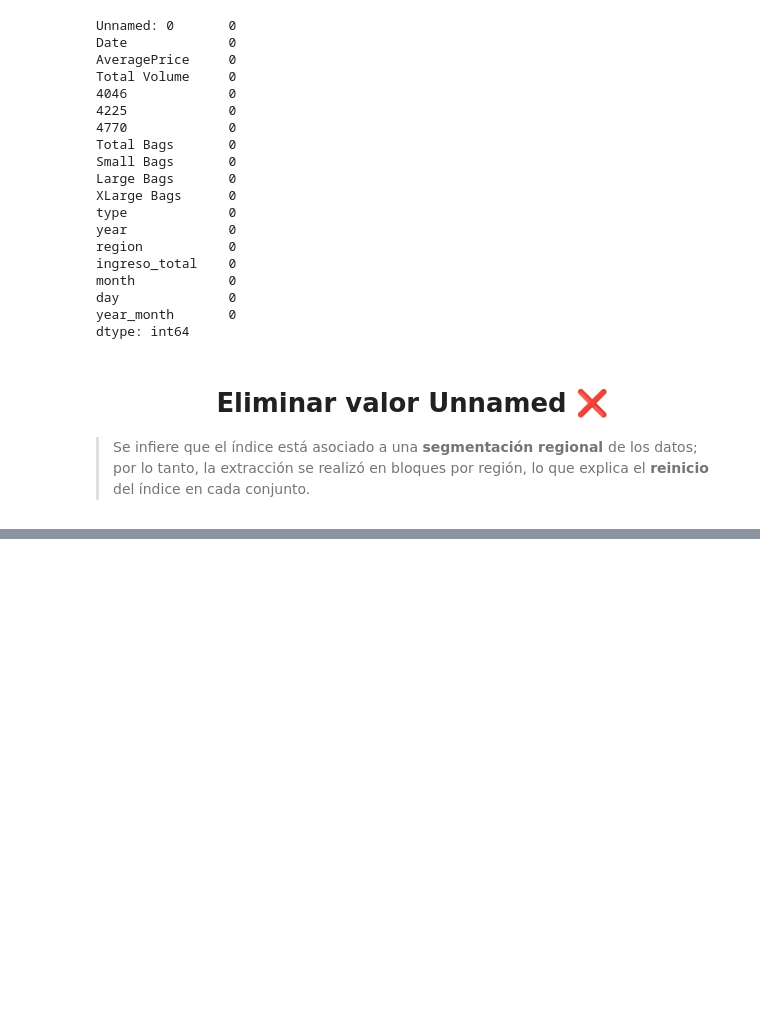
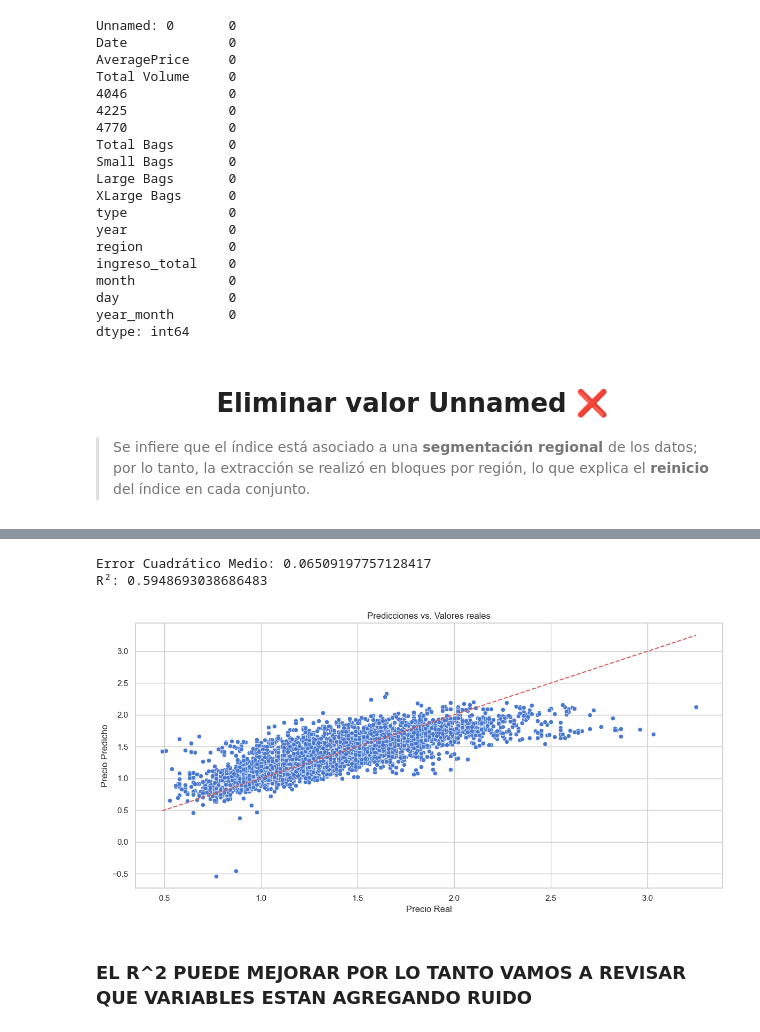
Before and after one commit to juancursed/avocado_prices, a Jupyter notebook: main.ipynb, the cells around one changed output, grey strips where cells are left out. Saved outputs shown, nothing was run; the diff lists cells and outputs as text; code cells hidden in the pictures; blank space fills up the shorter version.

```diff
--- a/main.ipynb
+++ b/main.ipynb
@@ -433,0 +499,11 @@ df.head()
+# %%
+#----------REGRESION LINEAL -----------------
+df_dummies_temp = pd.get_dummies(df, columns=['region', 'type'], drop_first=True)
+df_dummies = df_dummies_temp.drop(columns=['Date', 'year_month'])
+
+y =df_dummies['AveragePrice']
+X = df_dummies.drop(columns=['AveragePrice'])
+
+X_train, X_test, y_train, y_test = train_test_split(X, y, test_size=0.2, random_state=42)
+print(f"Datos de entrenamiento: {X_train.shape}, {y_train.shape}")
+print(f"Datos de prueba: {X_test.shape}, {y_test.shape}")
@@ -433,0 +513,3 @@ df.head()
+# %%
+modelo = LinearRegression()
+modelo.fit(X_train, y_train)
@@ -433,0 +518,2 @@ df.head()
+# %%
+y_pred = modelo.predict(X_test)
@@ -433,0 +537,18 @@ df.head()
+# %%
+print(f"Error Cuadrático Medio: {mean_squared_error(y_test, y_pred)}")
+print(f"R²: {r2_score(y_test, y_pred)}")
+# %% [output]
+Error Cuadrático Medio: 0.06509197757128417
+R²: 0.5948693038686483
+# %%
+sns.scatterplot(x=y_test, y=y_pred)
+plt.xlabel('Precio Real')
+plt.ylabel('Precio Predicho')
+plt.title('Predicciones vs. Valores reales')
+plt.plot([y_test.min(), y_test.max()], [y_test.min(), y_test.max()], '--r')  # línea de identidad
+plt.tight_layout()
+plt.show()
+# %% [output]
+[figure, added]
+# %% [markdown]
+### EL R^2 PUEDE MEJORAR POR LO TANTO VAMOS A REVISAR QUE VARIABLES ESTAN AGREGANDO RUIDO
```
Also changed, not shown: parts of 14 cells of this notebook.
